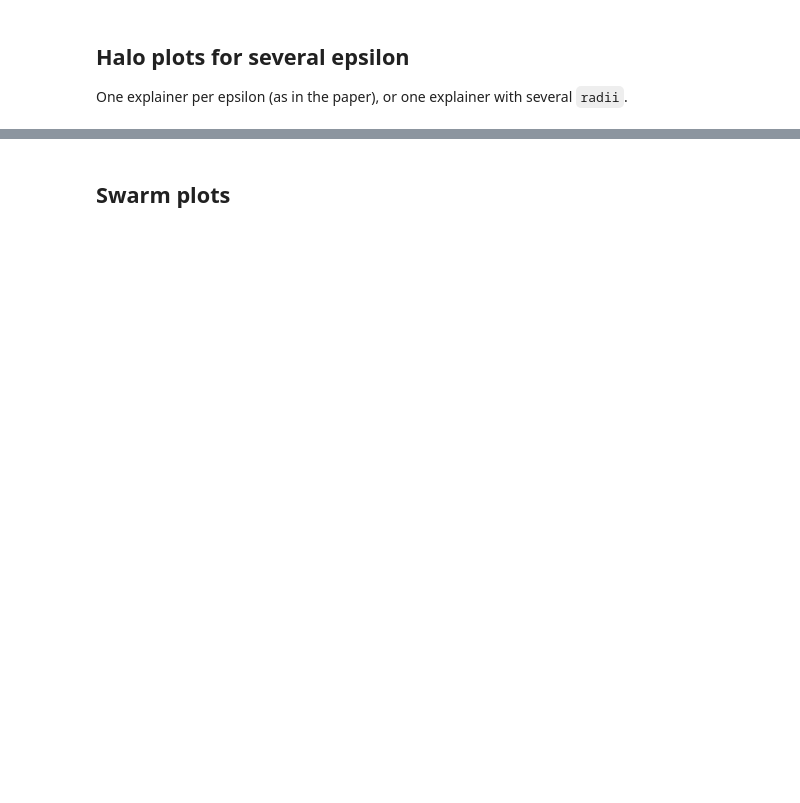
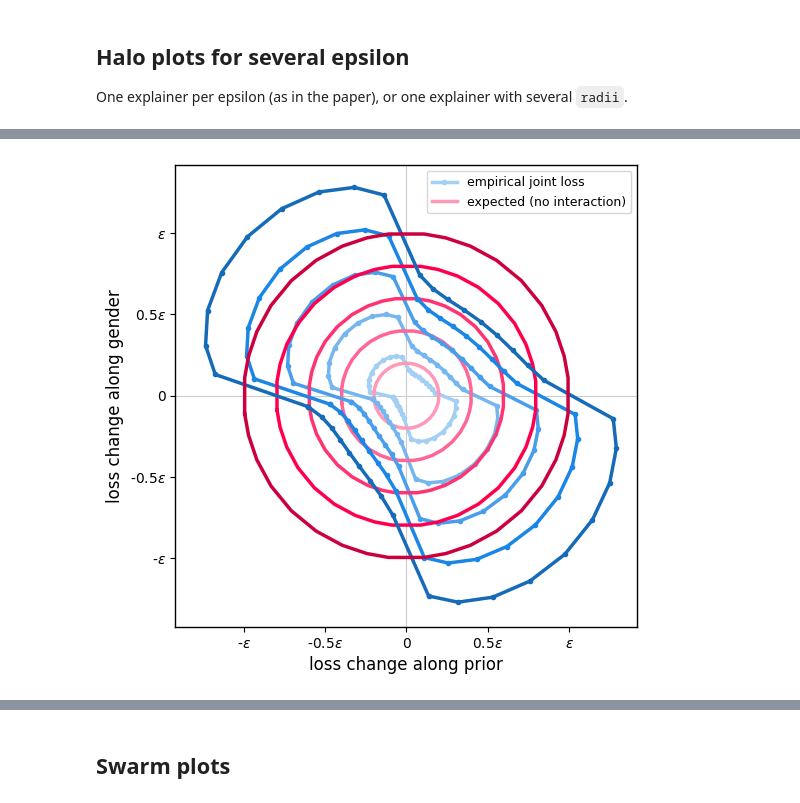
Before and after one commit to Sichao-Li/generalized_rashomon_set, a Jupyter notebook: experiments/recidivism prediction.ipynb, the cells around one changed output, grey strips where cells are left out. Drawn from its saved outputs; the diff is of its cells as text; code cells hidden in the pictures; blank space fills up the shorter version.

```diff
--- a/experiments/recidivism prediction.ipynb
+++ b/experiments/recidivism prediction.ipynb
@@ -64,2 +94,5 @@ plots.halo_plot(fis_optimal, ('prior', 'gender'));
 # %%
-plots.halo_plot(list(explainers.values()), ('prior', 'gender'));
+ax = plots.halo_plot(list(explainers.values()), ('prior', 'gender'))
+ax.figure.savefig('figures/halo_prior_gender_epsilon.png', dpi=150, bbox_inches='tight')
+# %% [output]
+[figure, added]
```
Also changed, not shown: parts of 19 cells of this notebook, 11 other files.
